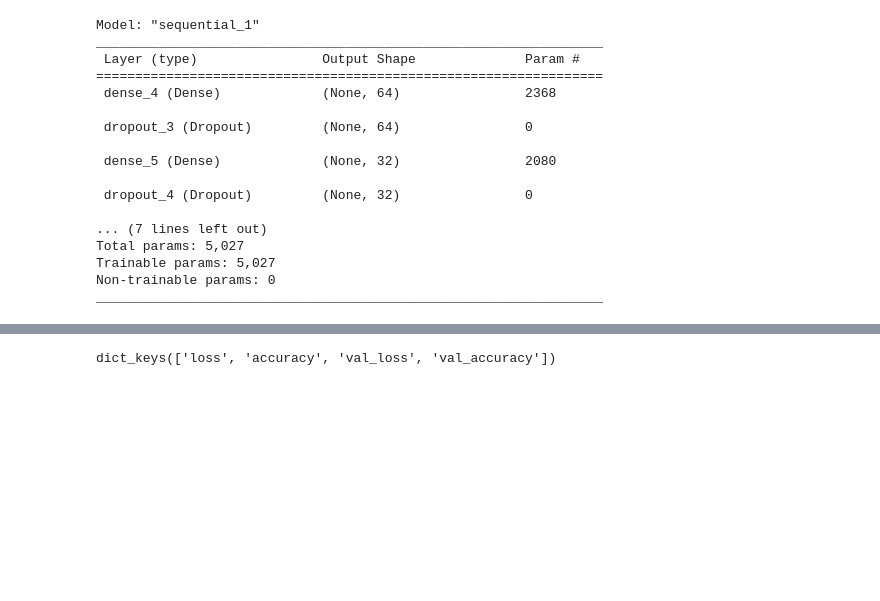
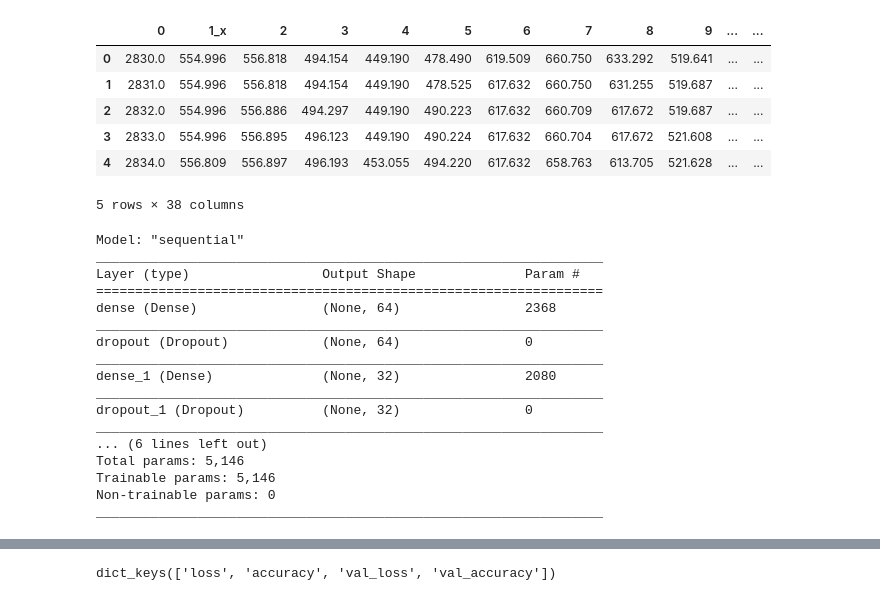
Before and after one commit to namanarora42/DeepFit, a Jupyter notebook: train_pose_classifier.ipynb, the cells around one changed output, grey strips where cells are left out. Drawn from its saved outputs; the diff is of its cells as text; code cells hidden in the pictures; blank space fills up the shorter version.

```diff
--- a/train_pose_classifier.ipynb
+++ b/train_pose_classifier.ipynb
@@ -0,0 +168,10 @@
+# %%
+test_df.head()
+# %% [output]
+|  | 0 | 1_x | 2 | 3 | 4 | 5 | 6 | 7 | 8 | 9 | ... | ... |
+| 0 | 2830.0 | 554.996 | 556.818 | 494.154 | 449.190 | 478.490 | 619.509 | 660.750 | 633.292 | 519.641 | ... | ... |
+| 1 | 2831.0 | 554.996 | 556.818 | 494.154 | 449.190 | 478.525 | 617.632 | 660.750 | 631.255 | 519.687 | ... | ... |
+| 2 | 2832.0 | 554.996 | 556.886 | 494.297 | 449.190 | 490.223 | 617.632 | 660.709 | 617.672 | 519.687 | ... | ... |
+| 3 | 2833.0 | 554.996 | 556.895 | 496.123 | 449.190 | 490.224 | 617.632 | 660.704 | 617.672 | 521.608 | ... | ... |
+| 4 | 2834.0 | 556.809 | 556.897 | 496.193 | 453.055 | 494.220 | 617.632 | 658.763 | 613.705 | 521.628 | ... | ... |
+5 rows × 38 columns
@@ -225,9 +430,11 @@ model = keras.Sequential([
     keras.layers.Dropout(0.5),
     keras.layers.Dense(32, activation='sigmoid'),
     keras.layers.Dropout(0.5),
+    # keras.layers.Dense(32, activation='sigmoid'),
+    # keras.layers.Dropout(0.5),
     keras.layers.Dense(16, activation='sigmoid'),
     keras.layers.Dropout(0.5),
-    keras.layers.Dense(3, activation='softmax')
+    keras.layers.Dense(10, activation='softmax')
 ])
 model.summary()
 
@@ -253,21 +460,21 @@ def plot_history(history):
     plt.ylabel('Loss')
     plt.legend()
 # %% [output]
-Model: "sequential_1"
+Model: "sequential"
 _________________________________________________________________
- Layer (type)                Output Shape              Param #
+Layer (type)                 Output Shape              Param #
 =================================================================
- dense_4 (Dense)             (None, 64)                2368
-
- dropout_3 (Dropout)         (None, 64)                0
-
- dense_5 (Dense)             (None, 32)                2080
-
- dropout_4 (Dropout)         (None, 32)                0
-
-... (7 lines left out)
-Total params: 5,027
-Trainable params: 5,027
+dense (Dense)                (None, 64)                2368
+_________________________________________________________________
+dropout (Dropout)            (None, 64)                0
+_________________________________________________________________
+dense_1 (Dense)              (None, 32)                2080
+_________________________________________________________________
+dropout_1 (Dropout)          (None, 32)                0
+_________________________________________________________________
+... (6 lines left out)
+Total params: 5,146
+Trainable params: 5,146
 Non-trainable params: 0
 _________________________________________________________________
 # %%
```
Also changed, not shown: parts of 29 cells of this notebook, 16 other files.
